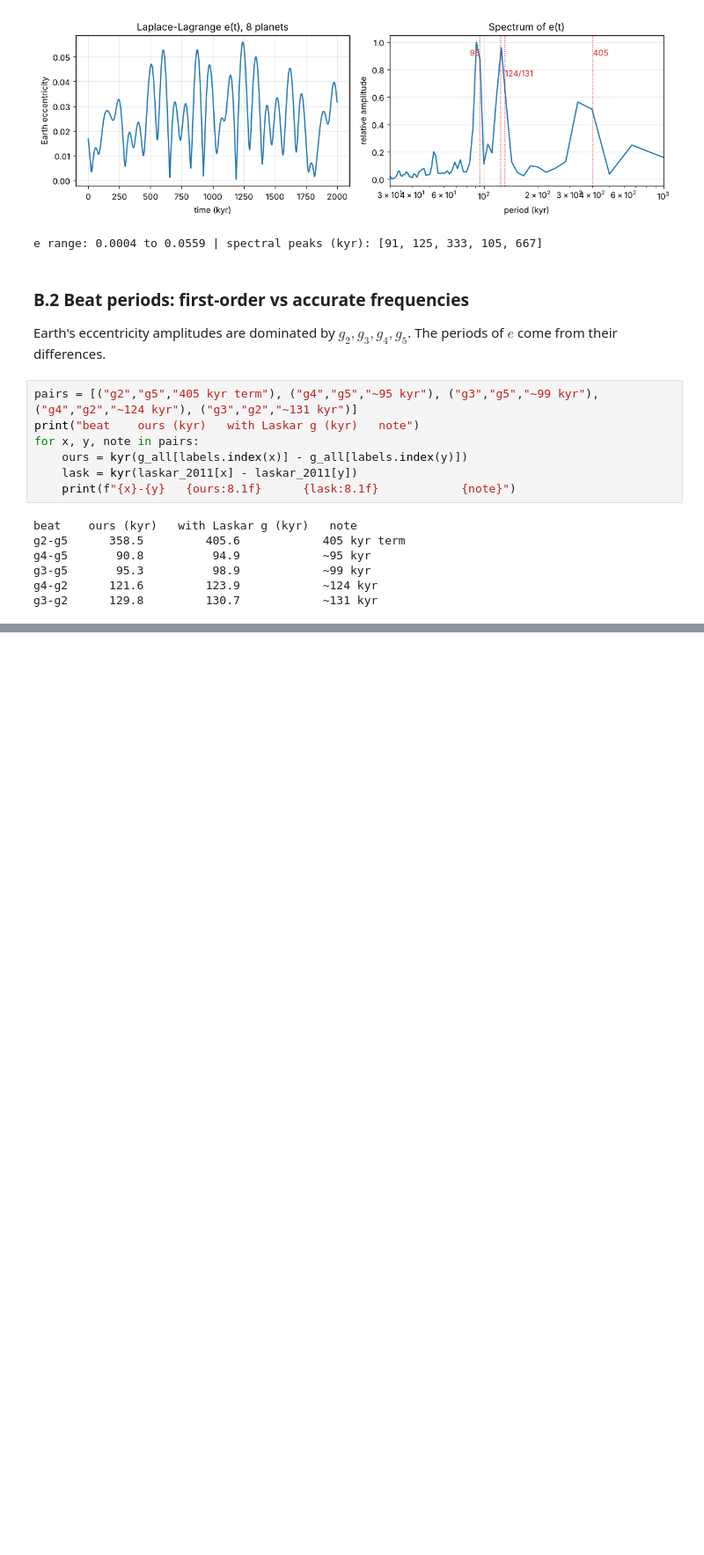
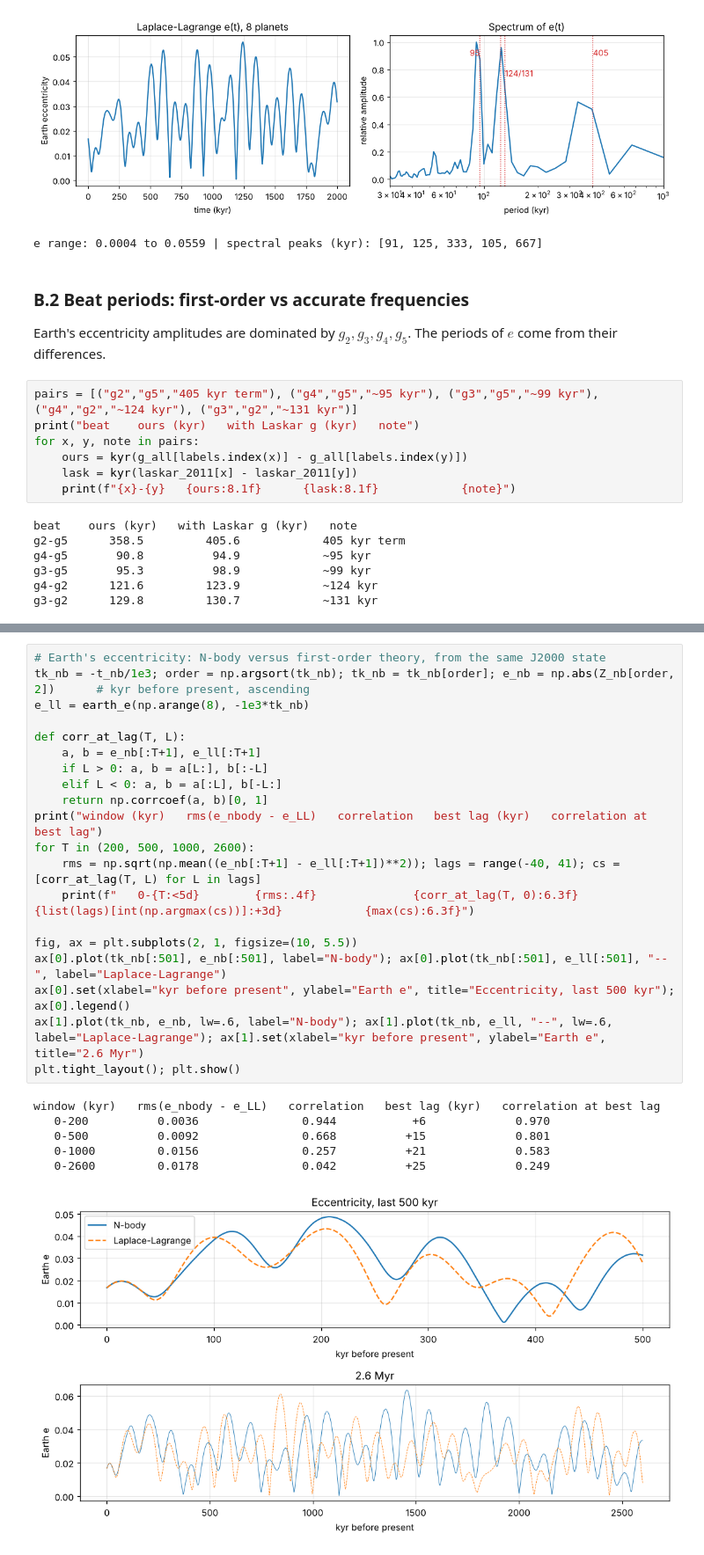
Before and after one commit to abhineet-agarwal/CM-project, a Jupyter notebook: PH217_Milankovitch.ipynb, the cells around one changed output, grey strips where cells are left out. Shown at 88% size. Saved outputs shown, nothing was run; the diff lists cells and outputs as text; blank space fills up the shorter version.

```diff
--- a/PH217_Milankovitch.ipynb
+++ b/PH217_Milankovitch.ipynb
@@ -231,0 +348,27 @@ A "minimal" version using only Earth and Jupiter is tempting. We test it.
+# %%
+# Earth's eccentricity: N-body versus first-order theory, from the same J2000 state
+tk_nb = -t_nb/1e3; order = np.argsort(tk_nb); tk_nb = tk_nb[order]; e_nb = np.abs(Z_nb[order, 2])      # kyr before present, ascending
+e_ll = earth_e(np.arange(8), -1e3*tk_nb)
+
+def corr_at_lag(T, L):
+    a, b = e_nb[:T+1], e_ll[:T+1]
+    if L > 0: a, b = a[L:], b[:-L]
+    elif L < 0: a, b = a[:L], b[-L:]
+    return np.corrcoef(a, b)[0, 1]
+print("window (kyr)   rms(e_nbody - e_LL)   correlation   best lag (kyr)   correlation at best lag")
+for T in (200, 500, 1000, 2600):
+    rms = np.sqrt(np.mean((e_nb[:T+1] - e_ll[:T+1])**2)); lags = range(-40, 41); cs = [corr_at_lag(T, L) for L in lags]
+    print(f"   0-{T:<5d}        {rms:.4f}              {corr_at_lag(T, 0):6.3f}          {list(lags)[int(np.argmax(cs))]:+3d}            {max(cs):6.3f}")
+
+fig, ax = plt.subplots(2, 1, figsize=(10, 5.5))
+ax[0].plot(tk_nb[:501], e_nb[:501], label="N-body"); ax[0].plot(tk_nb[:501], e_ll[:501], "--", label="Laplace-Lagrange")
+ax[0].set(xlabel="kyr before present", ylabel="Earth e", title="Eccentricity, last 500 kyr"); ax[0].legend()
+ax[1].plot(tk_nb, e_nb, lw=.6, label="N-body"); ax[1].plot(tk_nb, e_ll, "--", lw=.6, label="Laplace-Lagrange"); ax[1].set(xlabel="kyr before present", ylabel="Earth e", title="2.6 Myr")
+plt.tight_layout(); plt.show()
+# %% [output]
+window (kyr)   rms(e_nbody - e_LL)   correlation   best lag (kyr)   correlation at best lag
+   0-200          0.0036               0.944           +6             0.970
+   0-500          0.0092               0.668          +15             0.801
+   0-1000         0.0156               0.257          +21             0.583
+   0-2600         0.0178               0.042          +25             0.249
+[figure, added]
```
Also changed, not shown: parts of 30 cells of this notebook, 1 other file.
